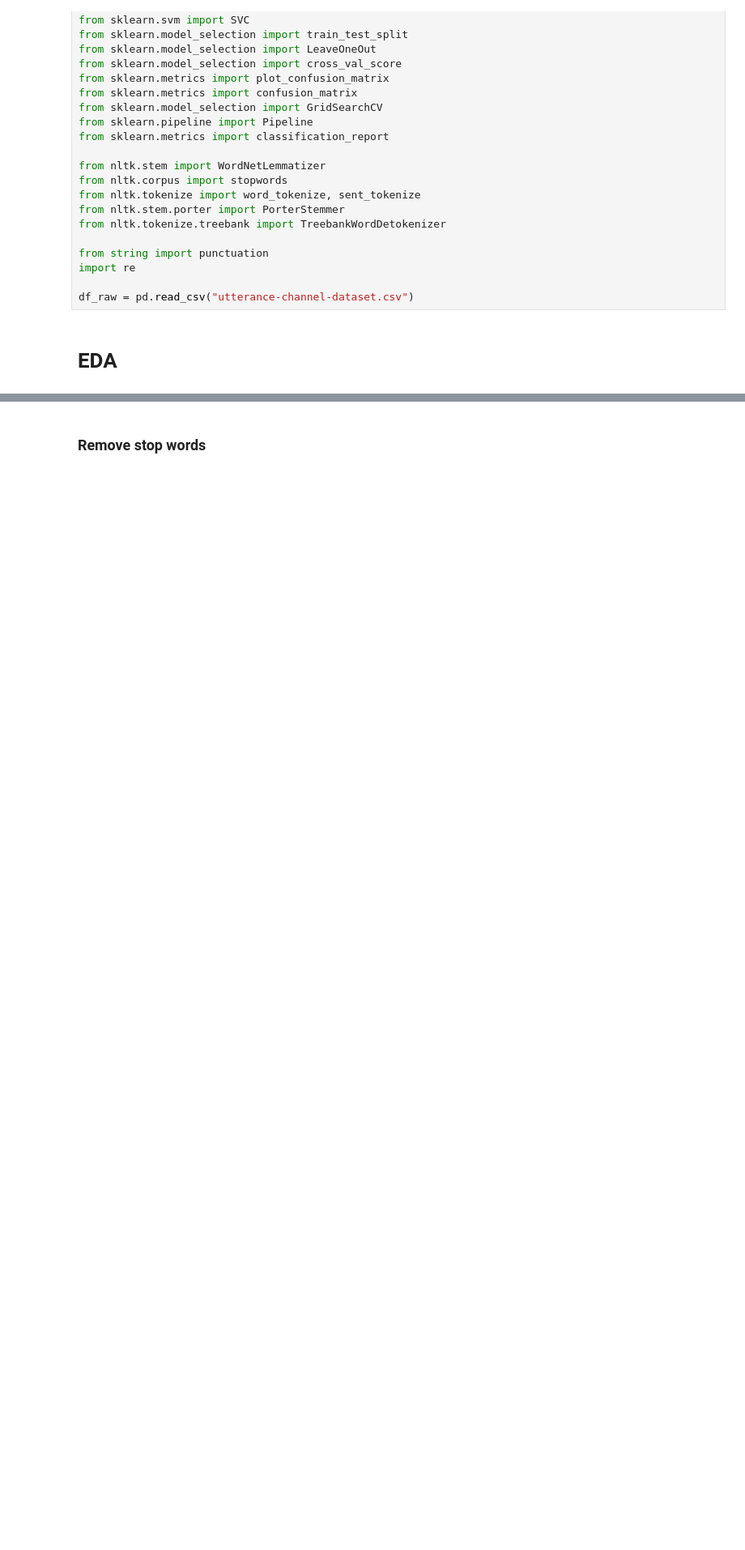
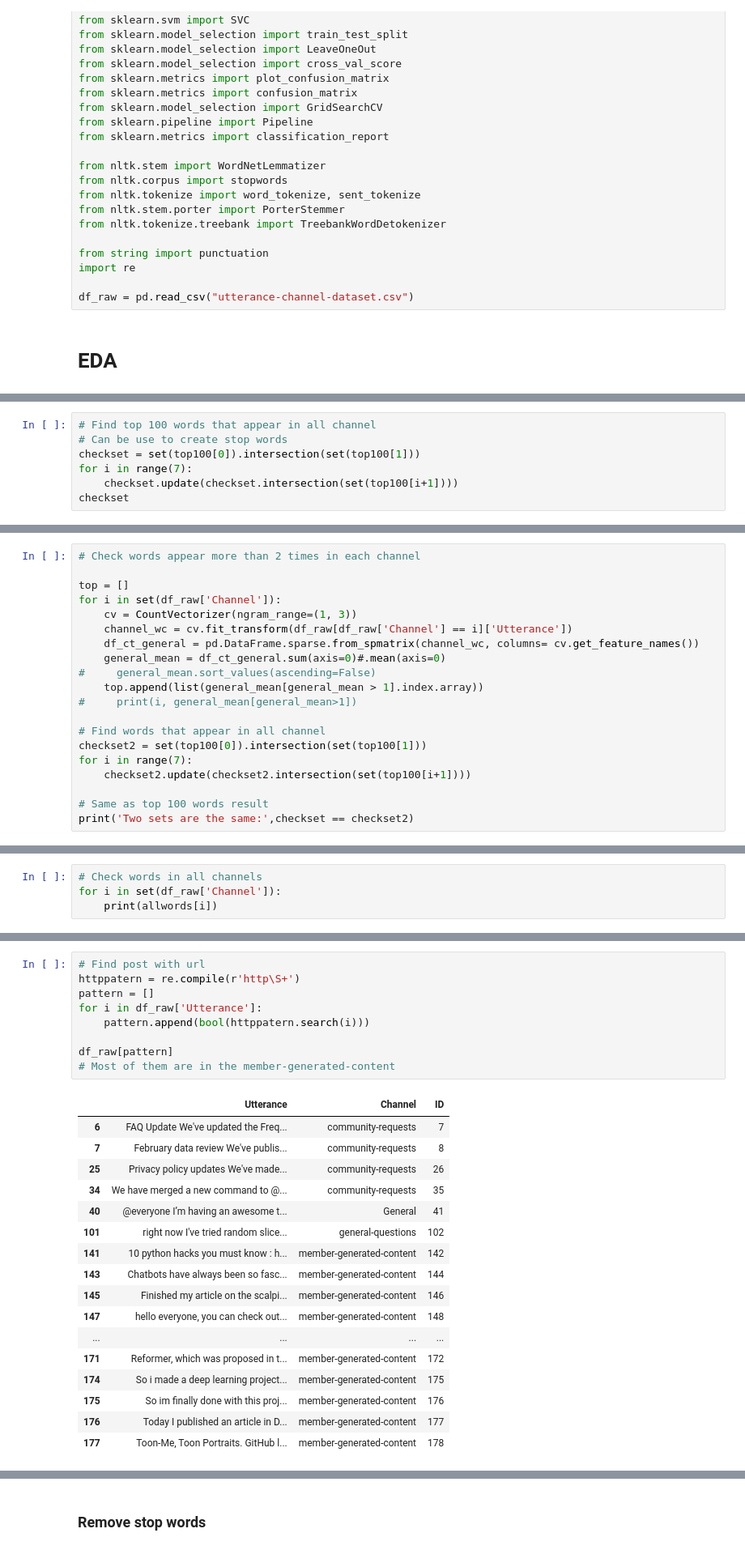
Before and after one commit to KevinC2020/aml-1, a Jupyter notebook: AML 1.ipynb, the cells around one changed output, grey strips where cells are left out. Shown at 81% size. Cells and saved outputs as stored; diff of their text form; blank space fills up the shorter version.

```diff
--- a/AML 1.ipynb
+++ b/AML 1.ipynb
@@ -63,0 +81,7 @@ df_word_ct = pd.DataFrame.sparse.from_spmatrix(word_count, columns= cv.get_featu
+# %%
+# Find top 100 words that appear in all channel
+# Can be use to create stop words
+checkset = set(top100[0]).intersection(set(top100[1]))
+for i in range(7):
+    checkset.update(checkset.intersection(set(top100[i+1])))
+checkset
@@ -63,0 +106,20 @@ df_word_ct = pd.DataFrame.sparse.from_spmatrix(word_count, columns= cv.get_featu
+# %%
+# Check words appear more than 2 times in each channel
+
+top = []
+for i in set(df_raw['Channel']):
+    cv = CountVectorizer(ngram_range=(1, 3))
+    channel_wc = cv.fit_transform(df_raw[df_raw['Channel'] == i]['Utterance'])
+    df_ct_general = pd.DataFrame.sparse.from_spmatrix(channel_wc, columns= cv.get_feature_names())
+    general_mean = df_ct_general.sum(axis=0)#.mean(axis=0)
+#     general_mean.sort_values(ascending=False)
+    top.append(list(general_mean[general_mean > 1].index.array))
+#     print(i, general_mean[general_mean>1])
+
+# Find words that appear in all channel
+checkset2 = set(top100[0]).intersection(set(top100[1]))
+for i in range(7):
+    checkset2.update(checkset2.intersection(set(top100[i+1])))
+
+# Same as top 100 words result
+print('Two sets are the same:',checkset == checkset2)
@@ -63,0 +128,4 @@ df_word_ct = pd.DataFrame.sparse.from_spmatrix(word_count, columns= cv.get_featu
+# %%
+# Check words in all channels
+for i in set(df_raw['Channel']):
+    print(allwords[i])
@@ -63,0 +172,27 @@ df_word_ct = pd.DataFrame.sparse.from_spmatrix(word_count, columns= cv.get_featu
+# %%
+# Find post with url
+httppatern = re.compile(r'http\S+')
+pattern = []
+for i in df_raw['Utterance']:
+    pattern.append(bool(httppatern.search(i)))
+
+df_raw[pattern]
+# Most of them are in the member-generated-content
+# %% [output]
+|  | Utterance | Channel | ID |
+| 6 | FAQ Update We've updated the Freq... | community-requests | 7 |
+| 7 | February data review We've publis... | community-requests | 8 |
+| 25 | Privacy policy updates We've made... | community-requests | 26 |
+| 34 | We have merged a new command to @... | community-requests | 35 |
+| 40 | @everyone I’m having an awesome t... | General | 41 |
+| 101 | right now I've tried random slice... | general-questions | 102 |
+| 141 | 10 python hacks you must know : h... | member-generated-content | 142 |
+| 143 | Chatbots have always been so fasc... | member-generated-content | 144 |
+| 145 | Finished my article on the scalpi... | member-generated-content | 146 |
+| 147 | hello everyone, you can check out... | member-generated-content | 148 |
+| ... | ... | ... | ... |
+| 171 | Reformer, which was proposed in t... | member-generated-content | 172 |
+| 174 | So i made a deep learning project... | member-generated-content | 175 |
+| 175 | So im finally done with this proj... | member-generated-content | 176 |
+| 176 | Today I published an article in D... | member-generated-content | 177 |
+| 177 | Toon-Me, Toon Portraits. GitHub l... | member-generated-content | 178 |
```
Also changed, not shown: parts of 24 cells of this notebook.
